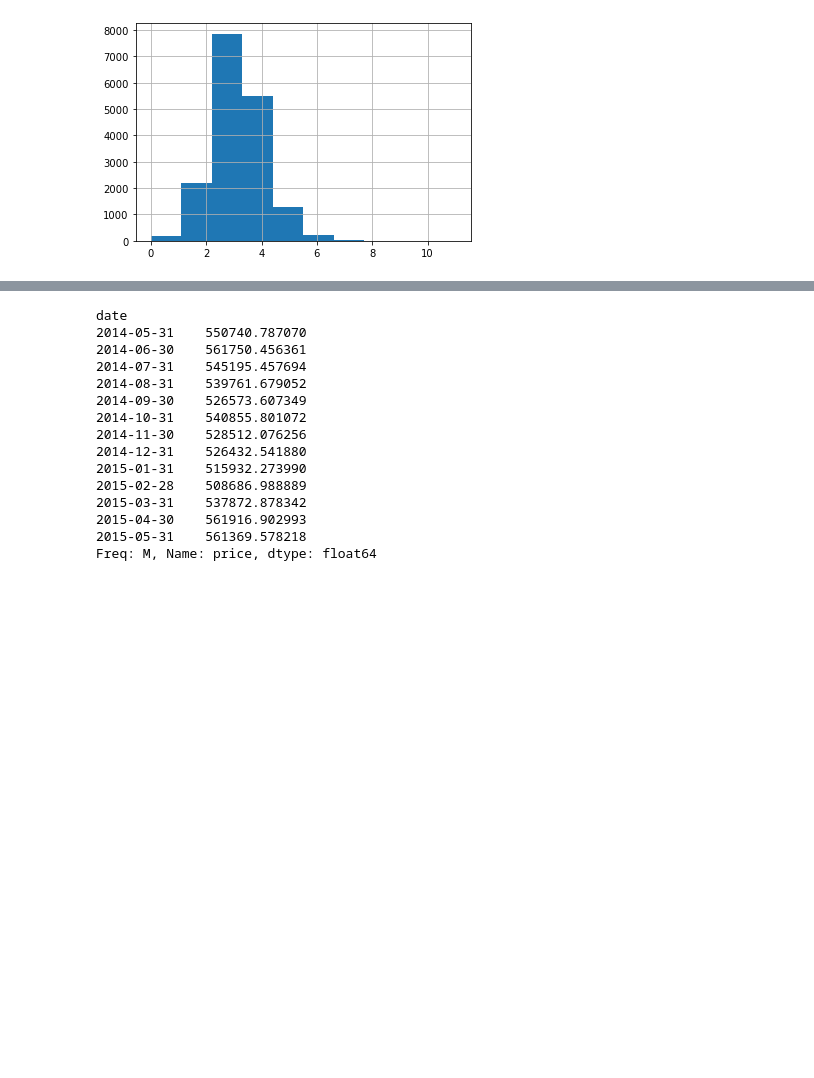
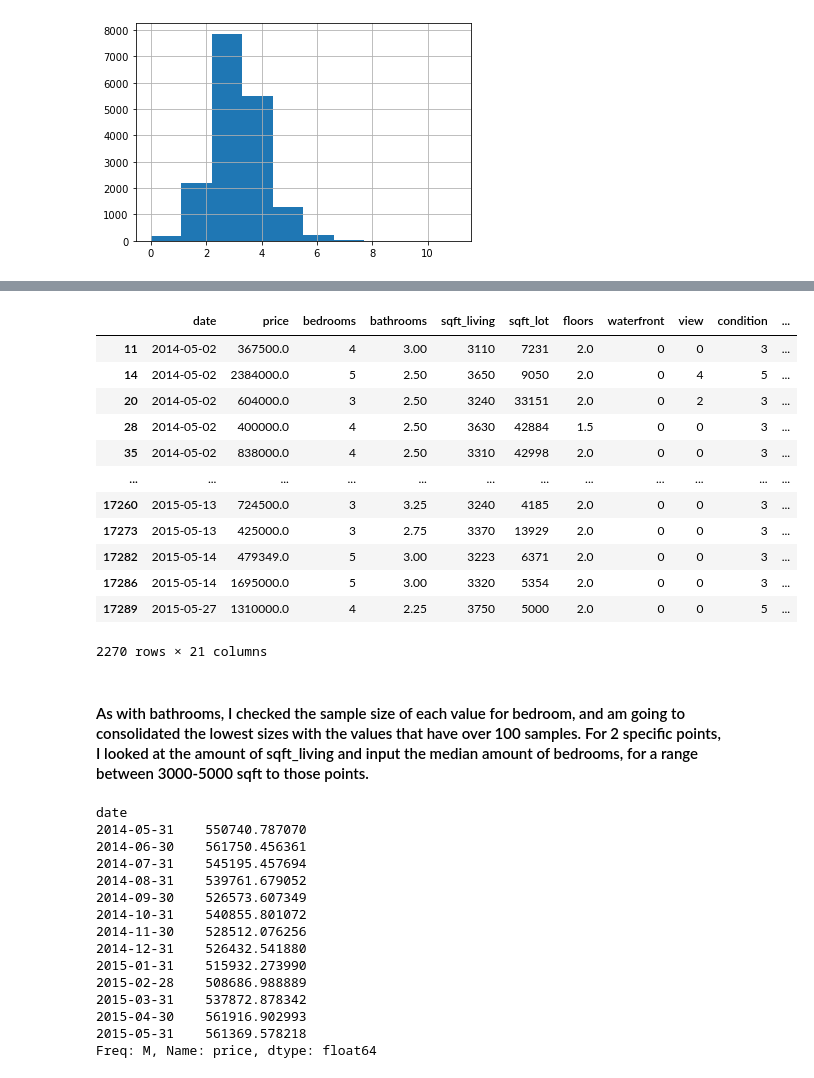
Before and after one commit to edgarg429/Phase_2_project, a Jupyter notebook: EDA_and_Modeling.ipynb, the cells around one changed output, grey strips where cells are left out. Cells and saved outputs as stored; diff of their text form; code cells hidden in the pictures; blank space fills up the shorter version.

```diff
--- a/EDA_and_Modeling.ipynb
+++ b/EDA_and_Modeling.ipynb
@@ -208,3 +223,21 @@ df[df['bedrooms']==0]
 | 12654 | 2015-02-05 | 380000.0 | 0 | 1.0 | 1470 | 979 | 3.0 | 0 | 2 | 3 | ... |
 | 13006 | 2015-02-18 | 320000.0 | 0 | 2.5 | 1490 | 7111 | 2.0 | 0 | 0 | 3 | ... |
 | 16693 | 2015-04-29 | 355000.0 | 0 | 1.0 | 2460 | 8049 | 2.0 | 0 | 0 | 3 | ... |
+# %%
+df[(df['sqft_living'] > 3000)&(df['sqft_living']<5000)]
+# %% [output]
+|  | date | price | bedrooms | bathrooms | sqft_living | sqft_lot | floors | waterfront | view | condition | ... |
+| 11 | 2014-05-02 | 367500.0 | 4 | 3.00 | 3110 | 7231 | 2.0 | 0 | 0 | 3 | ... |
+| 14 | 2014-05-02 | 2384000.0 | 5 | 2.50 | 3650 | 9050 | 2.0 | 0 | 4 | 5 | ... |
+| 20 | 2014-05-02 | 604000.0 | 3 | 2.50 | 3240 | 33151 | 2.0 | 0 | 2 | 3 | ... |
+| 28 | 2014-05-02 | 400000.0 | 4 | 2.50 | 3630 | 42884 | 1.5 | 0 | 0 | 3 | ... |
+| 35 | 2014-05-02 | 838000.0 | 4 | 2.50 | 3310 | 42998 | 2.0 | 0 | 0 | 3 | ... |
+| ... | ... | ... | ... | ... | ... | ... | ... | ... | ... | ... | ... |
+| 17260 | 2015-05-13 | 724500.0 | 3 | 3.25 | 3240 | 4185 | 2.0 | 0 | 0 | 3 | ... |
+| 17273 | 2015-05-13 | 425000.0 | 3 | 2.75 | 3370 | 13929 | 2.0 | 0 | 0 | 3 | ... |
+| 17282 | 2015-05-14 | 479349.0 | 5 | 3.00 | 3223 | 6371 | 2.0 | 0 | 0 | 3 | ... |
+| 17286 | 2015-05-14 | 1695000.0 | 5 | 3.00 | 3320 | 5354 | 2.0 | 0 | 0 | 3 | ... |
+| 17289 | 2015-05-27 | 1310000.0 | 4 | 2.25 | 3750 | 5000 | 2.0 | 0 | 0 | 5 | ... |
+2270 rows × 21 columns
+# %% [markdown]
+#### As with bathrooms, I checked the sample size of each value for bedroom, and am going to consolidated the lowest sizes with the values that have over 100 samples. For 2 specific points, I looked at the amount of sqft_living and input the median amount of bedrooms, for a range between 3000-5000 sqft to those points.
```
Also changed, not shown: parts of 107 cells of this notebook, 5 other files.
